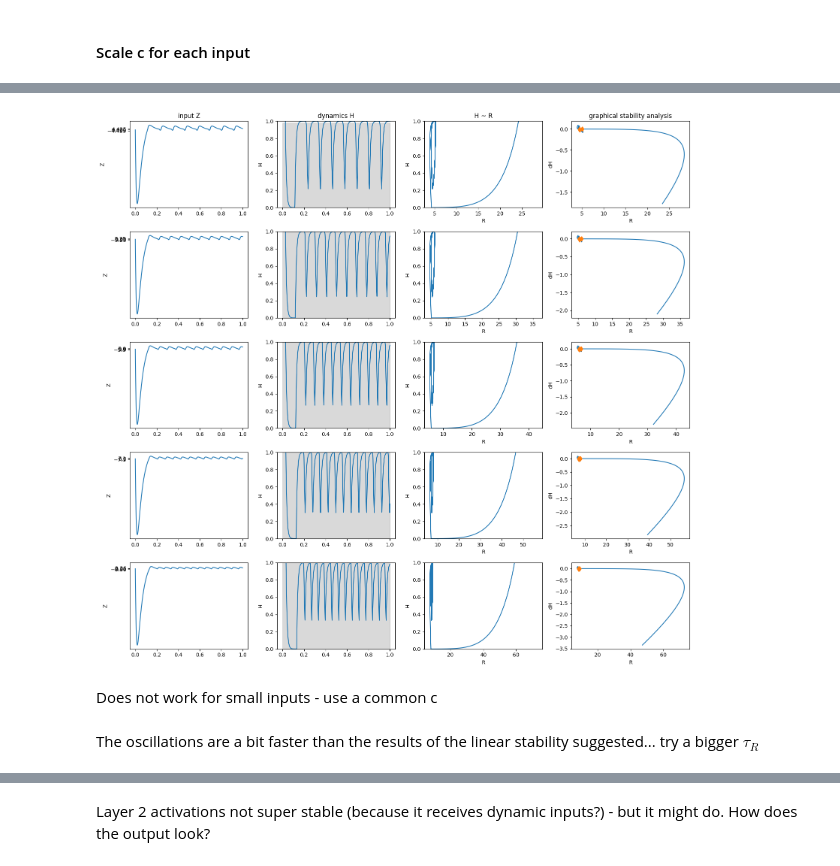
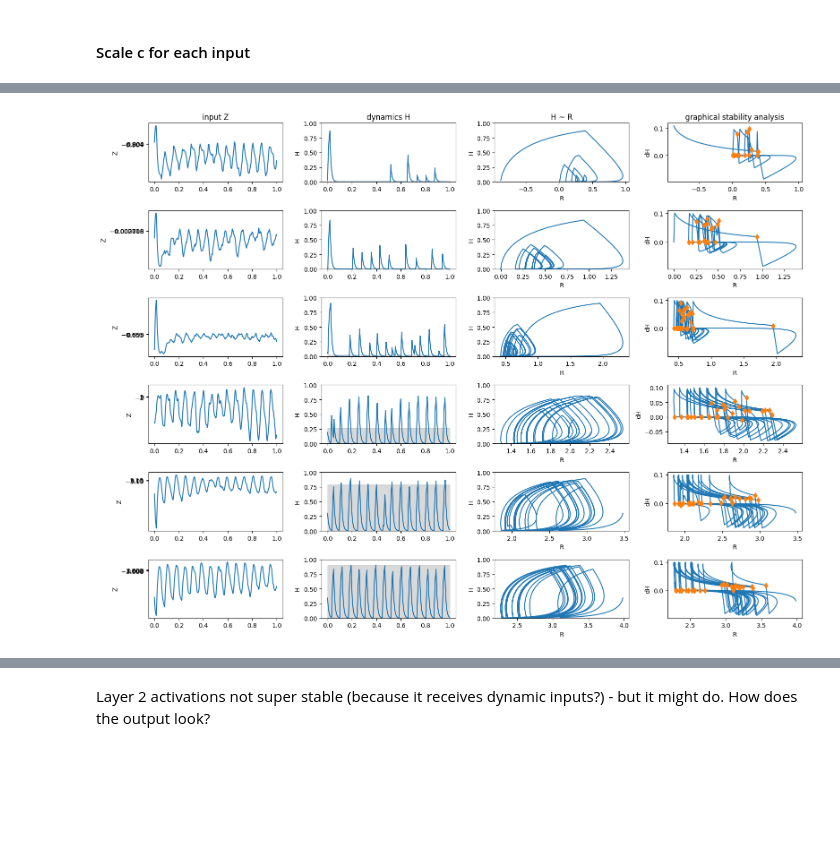
Before and after one commit to katduecker/dnn_osci, a Jupyter notebook: DynNN_figures_thesis.ipynb, the cells around one changed output, grey strips where cells are left out. Drawn from its saved outputs; the diff is of its cells as text; code cells hidden in the pictures; blank space fills up the shorter version.

```diff
--- a/DynNN_figures_thesis.ipynb
+++ b/DynNN_figures_thesis.ipynb
@@ -608,7 +524,7 @@ for i,c in enumerate(c_vec):
 # %% [markdown]
 #### Investigate the fixed points
 # %%
-inv_c = np.array((c_vec[0],c_vec[2],c_vec[-1]))
+inv_c = np.array((c_vec[0],c_vec[3],c_vec[-1]))
 
 
 plt.rcParams["figure.figsize"] = (12,7)
@@ -638,7 +554,7 @@ cmap(0)[0:3]
 import scipy
 
 tau_h = 0.01
-tau_R = 0.05
+tau_R = 0.1
 a = 2
 
 
@@ -647,7 +563,7 @@ Z = torch.max(Z21).detach().cpu().item()
 
 
 # fix c
-c = 1.3*Z
+c = 1.4*Z
 
 # time
 timevec = np.linspace(0,2,2000)
@@ -756,4 +672,6 @@ for i,S in enumerate(S_vec):
   # axs[1,0].set_xticks(np.arange(c_vec[0],c_vec[-1]+1,3))
 
   axs[1,0].set_ylabel('fixed point H')
+# what the fixed point shoild be
+axs[1,0].plot(S_vec,np.ones_like(S_vec)*sigmoid(Z,[2,-2.5]),color='k',linestyle='-.')
 # %% [output]
@@ -1128,64 +986,58 @@ Z1t,Z2t,H1t,R1t, H2t, R2t, Ot = euler_dyn_2layer_scaled_c(model2,x_train[0],para
 # %%
-# only plot nodes with unique Z's
+# Layer 2
 
-Z = Z21.detach().cpu()
+Z = Z22.detach().cpu()
 Z_round = np.round(Z)
 Z_round_idx = np.argsort(Z_round)
 Z_round_sort = np.sort(Z_round)
 Z_round_unique_idx = np.unique(Z_round_sort,return_index=True)
 
-Z_idx = tuple((Z_round_unique_idx[0][Z_round_unique_idx[0]>0],Z_round_unique_idx[1][Z_round_unique_idx[0]>0]))
-
-plt.rcParams["figure.figsize"] = (16,15)
+plt.rcParams["figure.figsize"] = (16,12)
 
 
+# UNCOMMENT FOR PLOT
 
-##  UNCOMMENT FOR PLOT
-
-fig, axs = plt.subplots(Z_idx[1].shape[0],4)
+fig, axs = plt.subplots(Z_round_unique_idx[1].shape[0],4)
 
 t = 0
 
-for i,z in enumerate(Z_idx[1]):
-  axs[i,0].plot(timevec[t:],Z1t[Z_round_idx[z],t+1:])
+for i,z in enumerate(Z_round_unique_idx[1]):
+  axs[i,0].plot(timevec[t:],Z2t[Z_round_idx[z],t+1:])
   axs[i,0].set_yticks((-Z[Z_round_idx[z]],0,Z[Z_round_idx[z]]))
   axs[i,0].set_ylabel('Z')
-  axs[i,1].plot(timevec[t:],H1t[Z_round_idx[z],t+1:])
+  axs[i,1].plot(timevec[t:],H2t[Z_round_idx[z],t+1:])
+
 
   if i == 0:
     axs[i,0].set_title('input Z')
     axs[i,1].set_title('dynamics H')
     axs[i,2].set_title('H ~ R')
     axs[i,3].set_title('graphical stability analysis')
 
 #if aamp:
    # axs[i,1].plot(timevec[t:],0.5*np.sin(2*np.pi*afreq*timevec[t:]+aph)+0.5,color = 'k',linestyle='-.')
-  axs[i,1].fill_between(timevec[t:], np.tile(0,timevec[t:].shape[0]), np.tile(H1[Z_round_idx[z]],timevec[t:].shape[0]), alpha=0.15, color=[0, 0, 0])
+  axs[i,1].fill_between(timevec[t:], np.tile(0,timevec[t:].shape[0]), np.tile(H2[Z_round_idx[z]],timevec[t:].shape[0]), alpha=0.15, color=[0, 0, 0])
   axs[i,1].set_ylabel('H')
 
   axs[i,1].set_ylim(0,1)
-  axs[i,2].plot(R1t[Z_round_idx[z],t+1:],H1t[Z_round_idx[z],t+1:])
+  axs[i,2].plot(R2t[Z_round_idx[z],t+1:],H2t[Z_round_idx[z],t+1:])
   axs[i,2].set_ylim(0,1)
   axs[i,2].set_xlabel('R')
   axs[i,2].set_ylabel('H')
 
-  dH = np.diff(H1t[Z_round_idx[z]])
+  dH = np.diff(H2t[Z_round_idx[z]])
 
   mark_sign_chan = np.array(())
   for h in range(dH.shape[0]-1):
     if (np.sign(dH[h])+np.sign(dH[h+1])) == 0:
       mark_sign_chan = np.append(mark_sign_chan,h)
 
-  axs[i,3].plot(R1t[Z_round_idx[z],t+1:],dH)
-  axs[i,3].plot(R1t[Z_round_idx[z],(t+1+mark_sign_chan).astype(int)],dH[(t+mark_sign_chan).astype(int)],'d')
+  axs[i,3].plot(R2t[Z_round_idx[z],t+1:],dH)
+  axs[i,3].plot(R2t[Z_round_idx[z],(t+1+mark_sign_chan).astype(int)],dH[(t+mark_sign_chan).astype(int)],'d')
   axs[i,3].set_xlabel('R')
   axs[i,3].set_ylabel('dH')
 
 
 fig.tight_layout()
 # %% [output]
-[figure, old version]
+[figure, new version]
-# %% [markdown]
-Does not work for small inputs - use a common c
-# %% [markdown]
-The oscillations are a bit faster than the results of the linear stability suggested... try a bigger $\tau_R$
```
Also changed, not shown: parts of 27 cells of this notebook.
